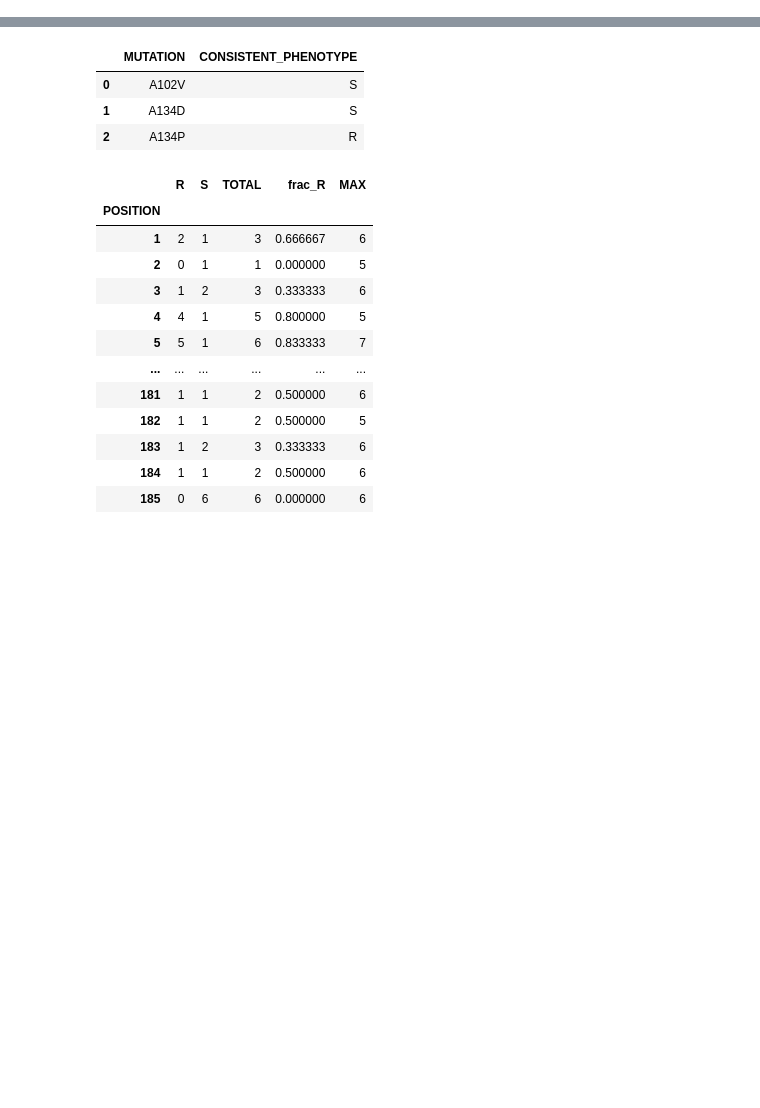
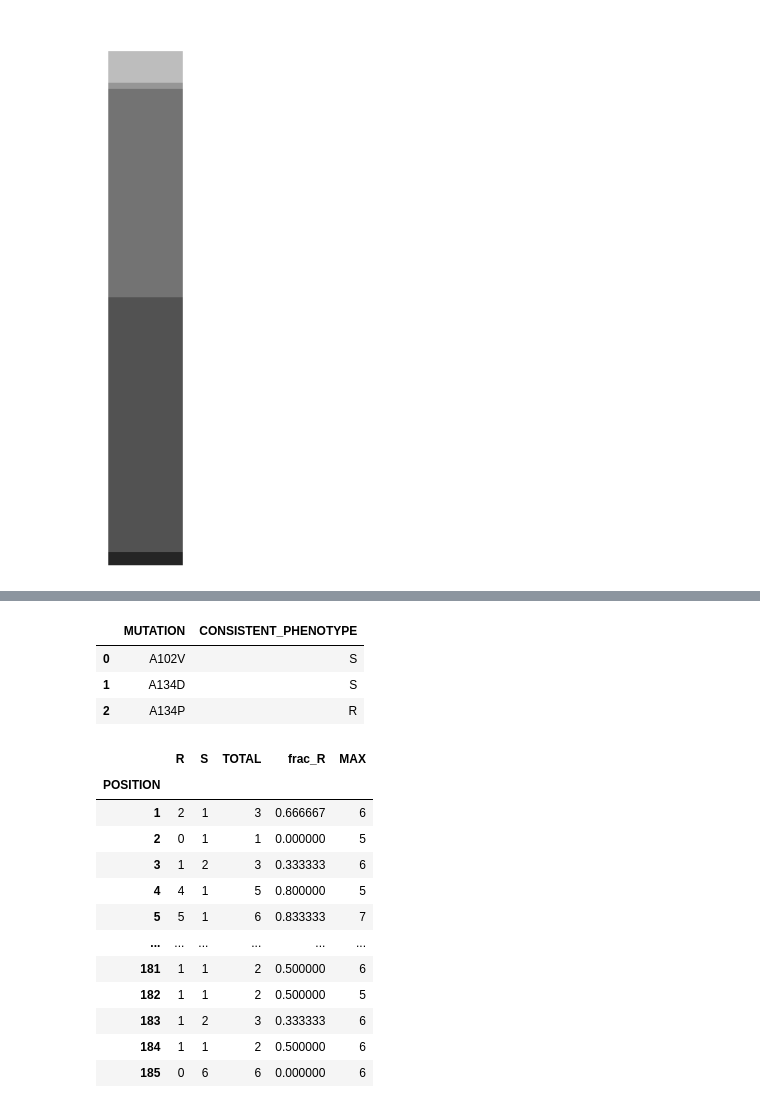
Before and after one commit to fowler-lab/predict-pyrazinamide-resistance, a Jupyter notebook: create-figure-1.ipynb, the cells around one changed output, grey strips where cells are left out. Cells and saved outputs as stored; diff of their text form; code cells hidden in the pictures; blank space fills up the shorter version.

```diff
--- a/create-figure-1.ipynb
+++ b/create-figure-1.ipynb
@@ -4,0 +7,8 @@ import matplotlib.pyplot as plt
+# %%
+MUTATIONS_CORE = pandas.read_csv('data/source-data/cryptic1-mutations.csv')
+MUTATIONS_CORE.set_index('UNIQUEID', inplace=True)
+print("%i samples have one or more mutations in pncA" % (len(MUTATIONS_CORE.index.unique())))
+
+DST_CORE = pandas.read_csv('data/source-data/cryptic1-dst.csv')
+DST_CORE.set_index('UNIQUEID', inplace=True)
+MUTATIONS_CORE = MUTATIONS_CORE.join(DST_CORE[['PHENOTYPE']], how='left')
@@ -4,0 +176,22 @@ import matplotlib.pyplot as plt
+# %%
+fig,axes=plt.subplots(1,1,figsize=(1.2,8))
+axes.spines['right'].set_visible(False)
+axes.spines['top'].set_visible(False)
+axes.spines['bottom'].set_visible(False)
+axes.spines['left'].set_visible(False)
+axes.axis('off')
+# axes.bar(1, n_promoter, width=1, color='#4a1486')
+# axes.bar(1, n_syn, bottom=n_promoter, width=1, color='#6a51a3')
+# axes.bar(1, n_missense, bottom=n_promoter+n_syn, width=1, color='#807dba')
+# axes.bar(1, n_nonsense, bottom=n_promoter+n_syn+n_missense, width=1, color='#9e9ac8')
+# axes.bar(1, n_indel, bottom=n_promoter+n_syn+n_missense+n_nonsense, width=1, color='#bcbddc')
+
+axes.bar(1, n_promoter, width=1, color='#252525')
+axes.bar(1, n_syn, bottom=n_promoter, width=1, color='#525252')
+axes.bar(1, n_missense, bottom=n_promoter+n_syn, width=1, color='#737373')
+axes.bar(1, n_nonsense, bottom=n_promoter+n_syn+n_missense, width=1, color='#969696')
+axes.bar(1, n_indel, bottom=n_promoter+n_syn+n_missense+n_nonsense, width=1, color='#bdbdbd')
+
+fig.savefig('pdf/fig-1_hist-variation.pdf',bbox_inches='tight',transparent=True)
+# %% [output]
+[figure, added]
```
Also changed, not shown: parts of 30 cells of this notebook, 14 other files.
